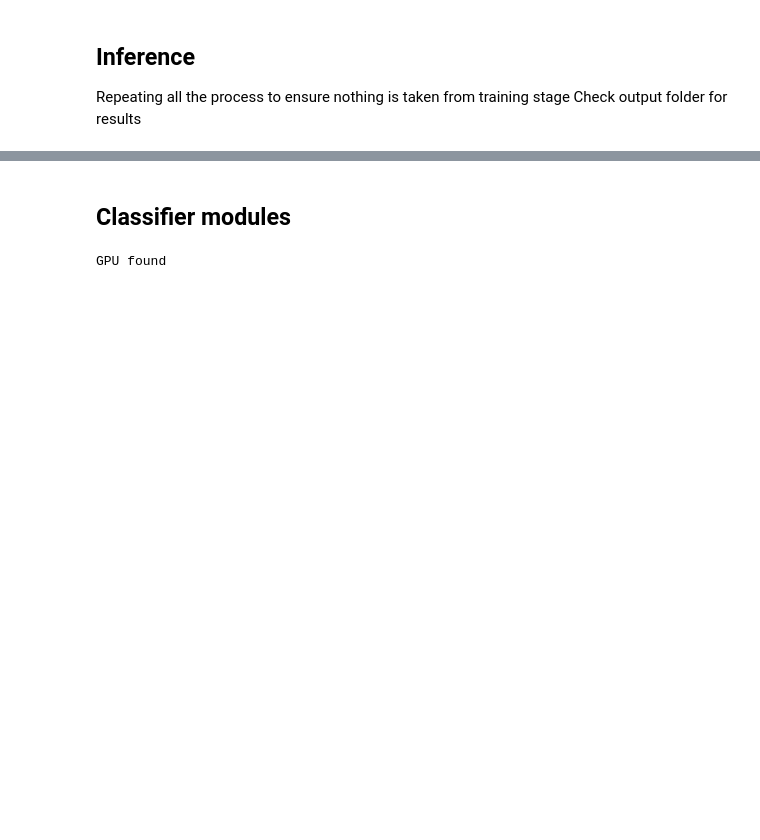
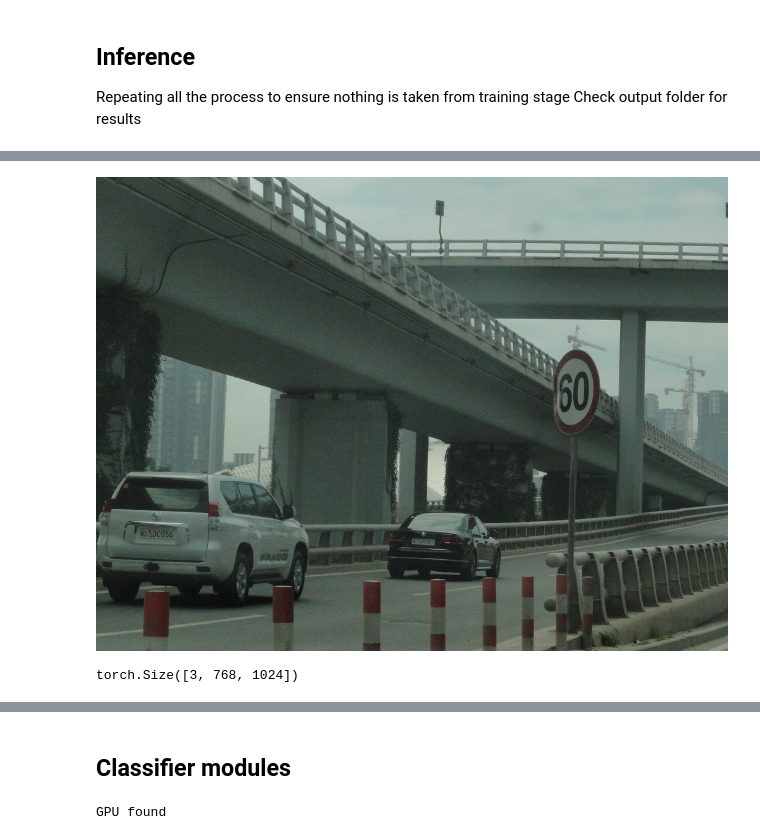
Before and after one commit to jerinka/FastRCNN_Pytorch, a Jupyter notebook: FRCNN_colab.ipynb, the cells around one changed output, grey strips where cells are left out. Drawn from its saved outputs; the diff is of its cells as text; code cells hidden in the pictures; blank space fills up the shorter version.

```diff
--- a/FRCNN_colab.ipynb
+++ b/FRCNN_colab.ipynb
@@ -209,0 +227,6 @@ Check output folder for results
+# %%
+img_path = 'data/test/images/00001.png'
+img = Image.open(img_path).convert("RGB")
+img
+# %% [output]
+[figure, added]
@@ -209,0 +235,5 @@ Check output folder for results
+# %%
+pil_to_tensor = transforms.ToTensor()(img)#.unsqueeze_(0)
+print(pil_to_tensor.shape)
+# %% [output]
+torch.Size([3, 768, 1024])
```
Also changed, not shown: parts of 17 cells of this notebook, 1 other file.
